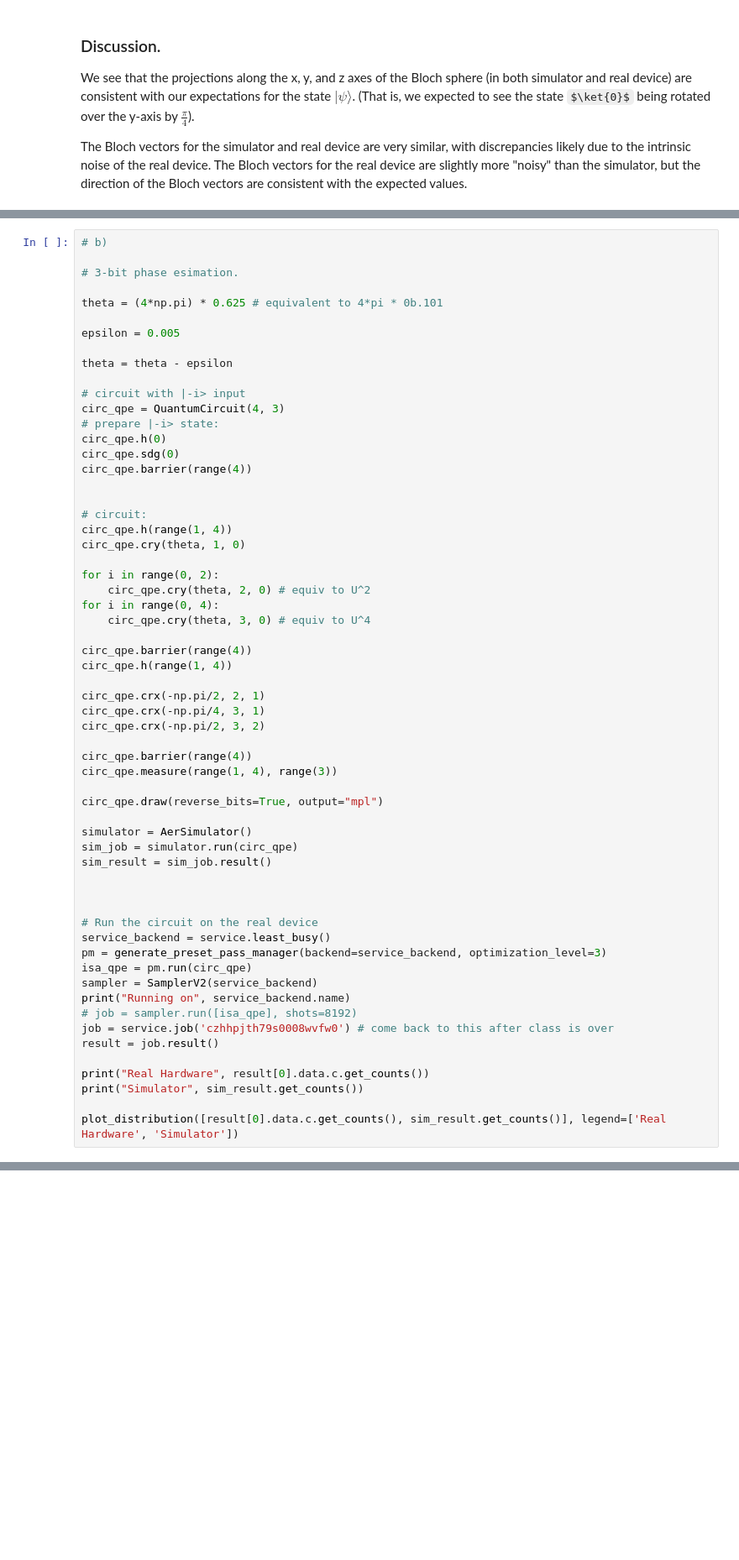
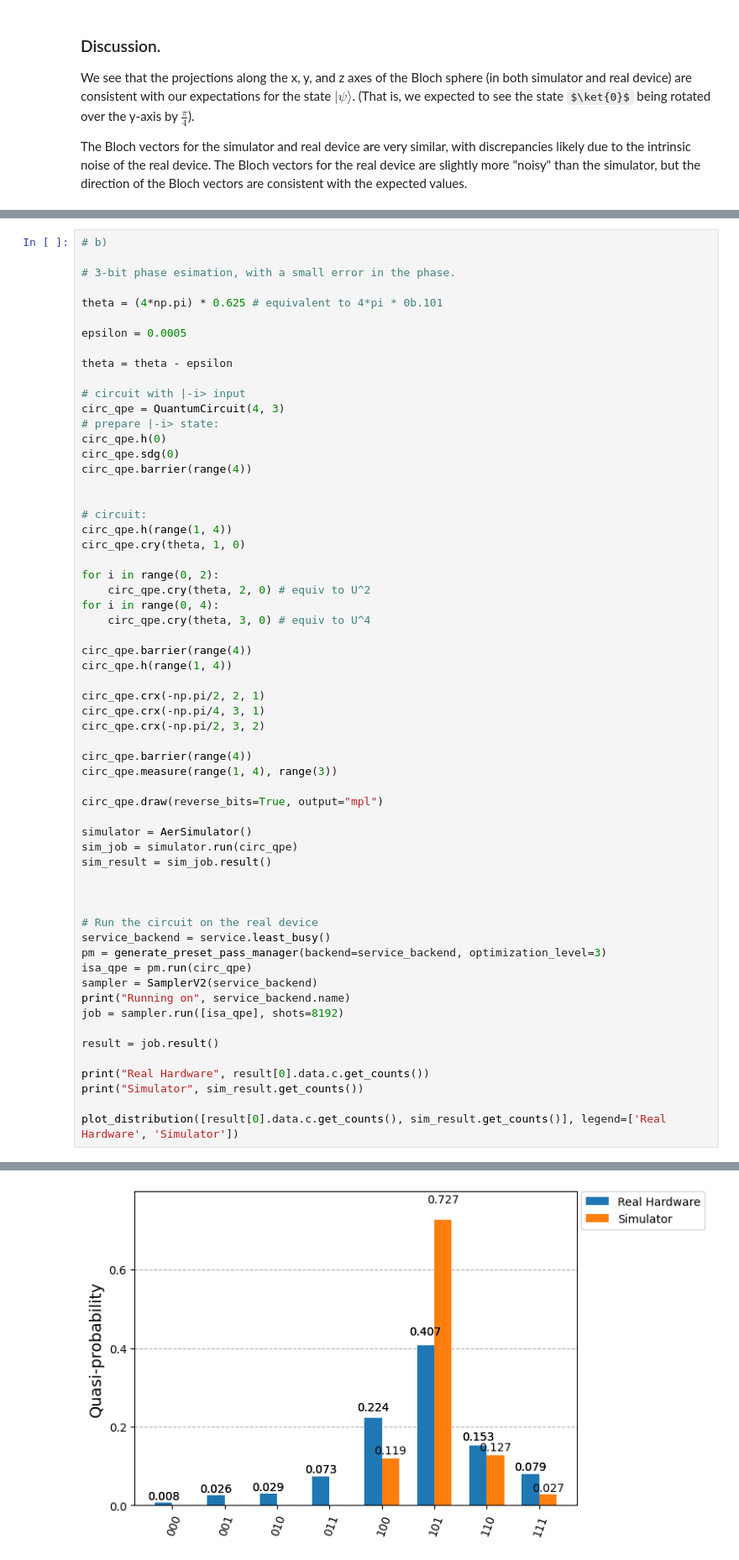
Before and after one commit to isaac-preyser/PHYS223, a Jupyter notebook: assignments/a5/a5.ipynb, the cells around one changed output, grey strips where cells are left out. Shown at 84% size. Cells and saved outputs as stored; diff of their text form; some formulas as TeX source; blank space fills up the shorter version.

```diff
--- a/assignments/a5/a5.ipynb
+++ b/assignments/a5/a5.ipynb
@@ -731,11 +725,11 @@ Simulator {'110': 133, '111': 23, '100': 118, '101': 750}
 # %%
 # b)
 
-# 3-bit phase esimation.
+# 3-bit phase esimation, with a small error in the phase.
 
 theta = (4*np.pi) * 0.625 # equivalent to 4*pi * 0b.101
 
-epsilon = 0.005
+epsilon = 0.0005
 
 theta = theta - epsilon
 
@@ -780,8 +774,8 @@ pm = generate_preset_pass_manager(backend=service_backend, optimization_level=3)
 isa_qpe = pm.run(circ_qpe)
 sampler = SamplerV2(service_backend)
 print("Running on", service_backend.name)
-# job = sampler.run([isa_qpe], shots=8192)
-job = service.job('czhhpjth79s0008wvfw0') # come back to this after class is over
+job = sampler.run([isa_qpe], shots=8192)
+
 result = job.result()
 
 print("Real Hardware", result[0].data.c.get_counts())
@@ -792,0 +789 @@ Running on ibm_sherbrooke
+[figure, added]
```
Also changed, not shown: parts of 4 cells of this notebook.
